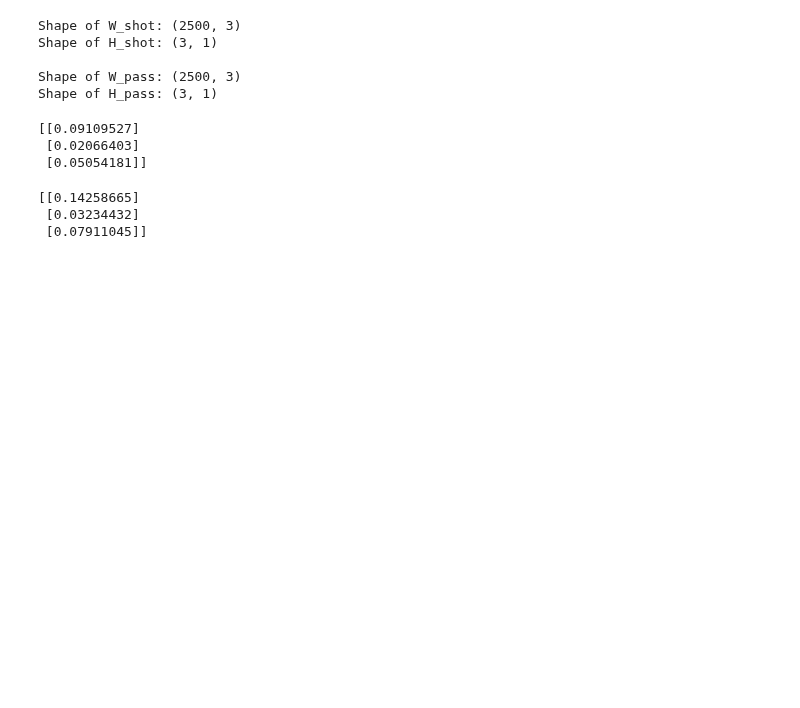
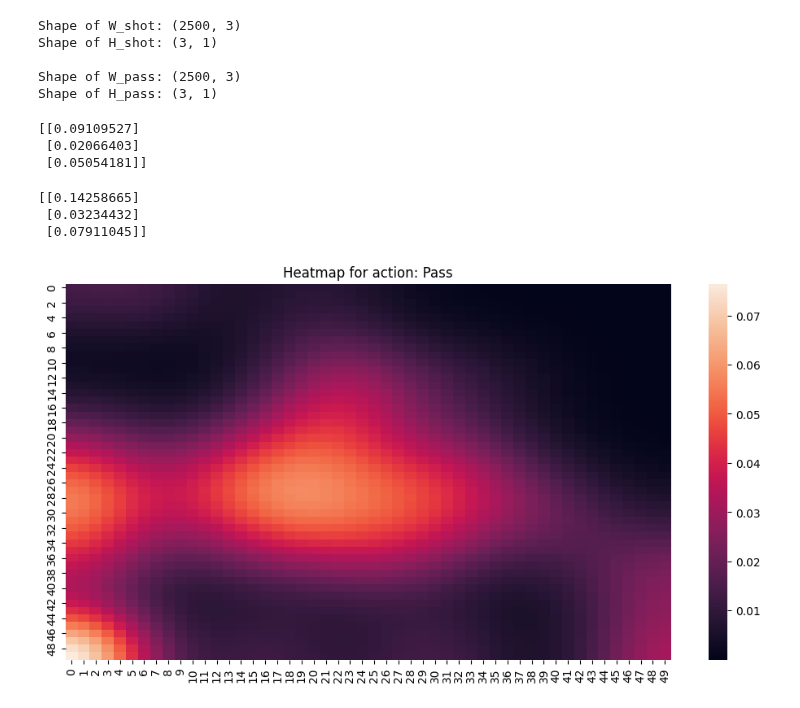
Before and after one commit to raphaelsenn/playervectors, a Jupyter notebook: demo.ipynb, the cells around one changed output. Cells and saved outputs as stored; diff of their text form; code cells hidden in the pictures; blank space fills up the shorter version.

Commit message:
Datastructure to create heatmaps of soccer players given data x and y

```diff
--- a/demo.ipynb
+++ b/demo.ipynb
@@ -182,3 +182,16 @@ print(H_pass)
 [[0.14258665]
  [0.03234432]
  [0.07911045]]
+# %%
+x, y = df_passes['x'], df_passes['y']
+# %%
+from playervectors import PlayerHeatMap
+
+passes_player = PlayerHeatMap(sigma=5.0, acion_name='Pass')
+passes_player.fit(x, y)
+
+plt.figure(figsize=(12, 6))
+passes_player.heatmap()
+plt.show()
+# %% [output]
+[figure, added]
```
Also changed, not shown: parts of 1 cell of this notebook, 5 other files.
